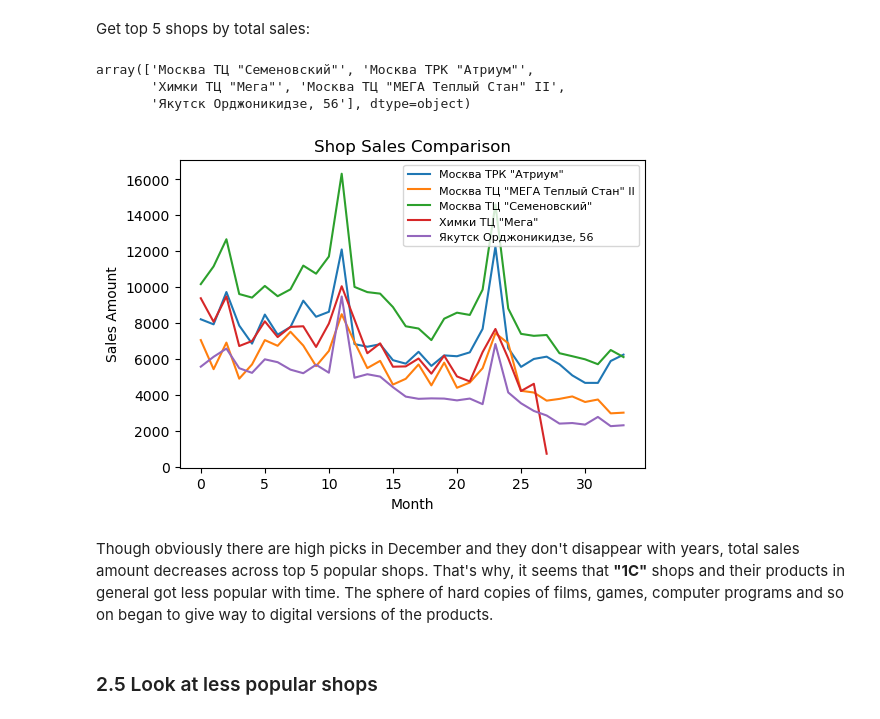
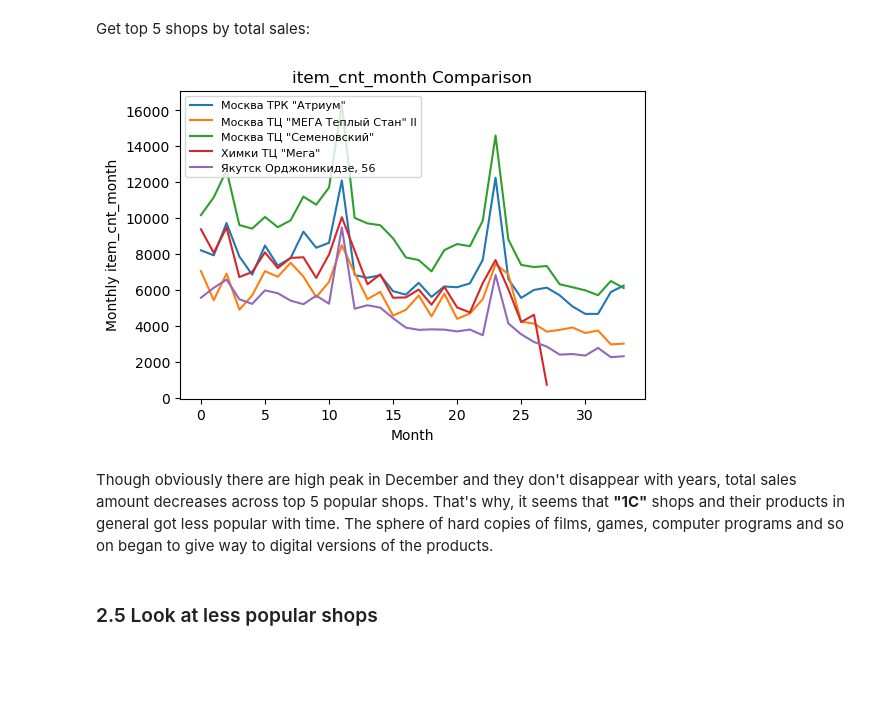
Before and after one commit to Alexennk/ml-ds-practice, a Jupyter notebook: notebooks/eda_notebook.ipynb, the cells around one changed output. Cells and saved outputs as stored; diff of their text form; code cells hidden in the pictures; blank space fills up the shorter version.

Commit message:
DS-1.2 EDA
Changes:
- turned feature comparison plots into a function

```diff
--- a/notebooks/eda_notebook.ipynb
+++ b/notebooks/eda_notebook.ipynb
@@ -95,7 +95,7 @@ aggregated_train_df = pd.read_csv('../data/merged_train_aggregated.csv')
 int_columns = ['date_block_num', 'shop_id', 'item_id', 'item_cnt_month', 'month', 'year', 'item_category_id']
 float_columns = ['item_price']
 object_columns = ['item_name']
-aggregated_train_df = eda.transform_df_types(aggregated_train_df, int_columns, float_columns, object_columns)
+aggregated_train_df = eda.transform_df_types(aggregated_train_df, int_columns, float_columns)
 aggregated_train_df['shop_city'] = aggregated_train_df['shop_name'].str.split(' ').str[0]
 # %% [markdown]
 ## Load and transform **full_train** dataset
@@ -256,15 +220,3 @@ plt.show();
 ### 2. Plot average **item_cnt_month** for top **5** shops by month
 # %% [markdown]
 Get top 5 shops by total sales:
-# %%
-column_aggregated = aggregated_train_df.groupby(['shop_name'], observed=False)['item_cnt_month'].sum()
-column_aggregated = pd.DataFrame(column_aggregated)
-column_aggregated.reset_index(inplace=True)
-column_aggregated = column_aggregated.sort_values(['item_cnt_month'], ascending=False)
-
-top_shops = column_aggregated['shop_name'][:5].values
-top_shops
-# %% [output]
-array(['Москва ТЦ "Семеновский"', 'Москва ТРК "Атриум"',
-       'Химки ТЦ "Мега"', 'Москва ТЦ "МЕГА Теплый Стан" II',
-       'Якутск Орджоникидзе, 56'], dtype=object)
@@ -276,13 +223,8 @@ column_month_aggregated.reset_index(inplace=True)
-# %%
-plt.figure(figsize=(6, 4))
-ax = sns.lineplot(x='date_block_num', y='item_cnt_month', hue='shop_name', data=column_month_aggregated)
-plt.title("Shop Sales Comparison")
-plt.legend(loc=1, prop={'size': 8})
-plt.xlabel("Month")
-plt.ylabel("Sales Amount");
-# %% [output]
-[figure, removed]
+# %%
+eda.plot_feature_comparison(aggregated_train_df, 'item_cnt_month', 'shop_name')
+# %% [output]
+[figure, added]
 # %% [markdown]
-Though obviously there are high picks in December and they don't disappear with years, total sales amount decreases across top 5 popular shops. That's why, it seems that **"1C"** shops and their products in general got less popular with time. The sphere of hard copies of films, games, computer programs and so on began to give way to digital versions of the products.
+Though obviously there are high peak in December and they don't disappear with years, total sales amount decreases across top 5 popular shops. That's why, it seems that **"1C"** shops and their products in general got less popular with time. The sphere of hard copies of films, games, computer programs and so on began to give way to digital versions of the products.
 # %% [markdown]
 ### 2.5 Look at less popular shops
```
Also changed, not shown: parts of 35 cells of this notebook, 2 other files.
